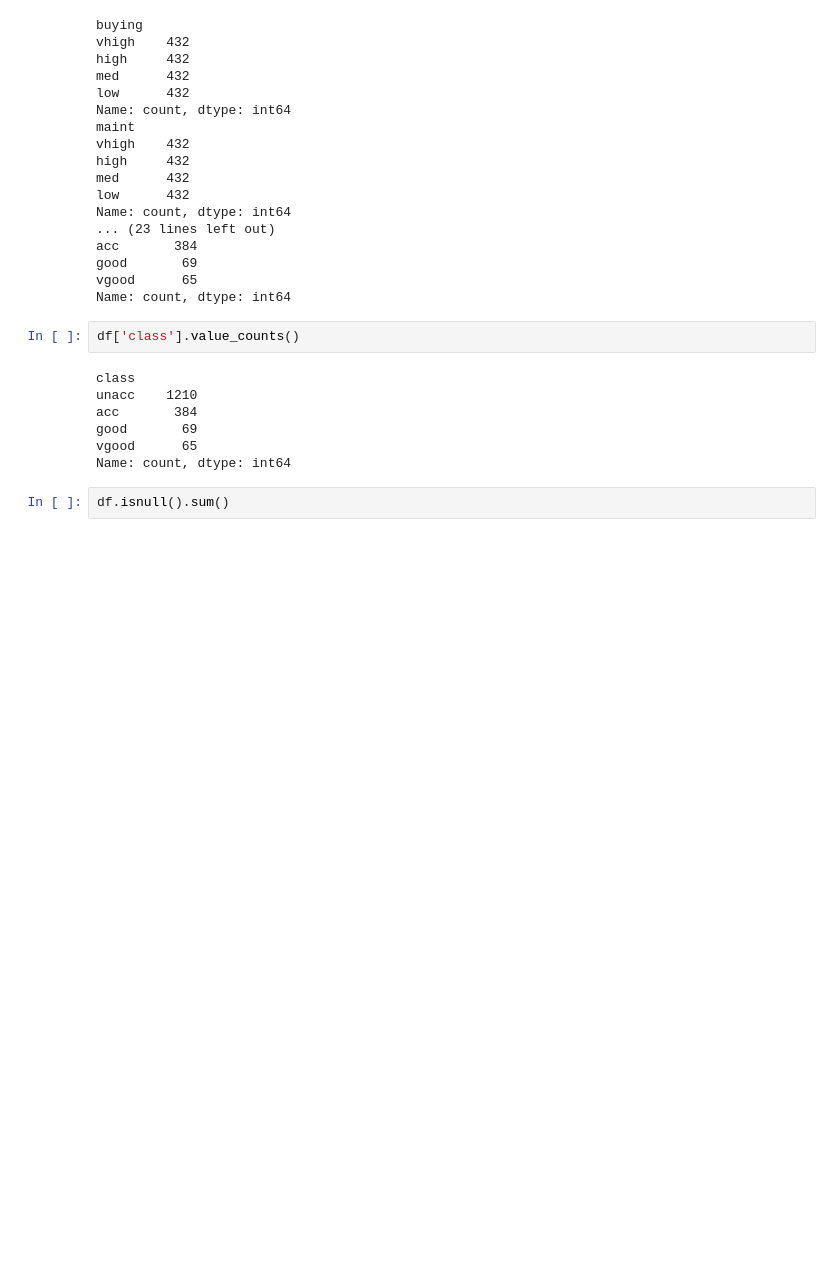
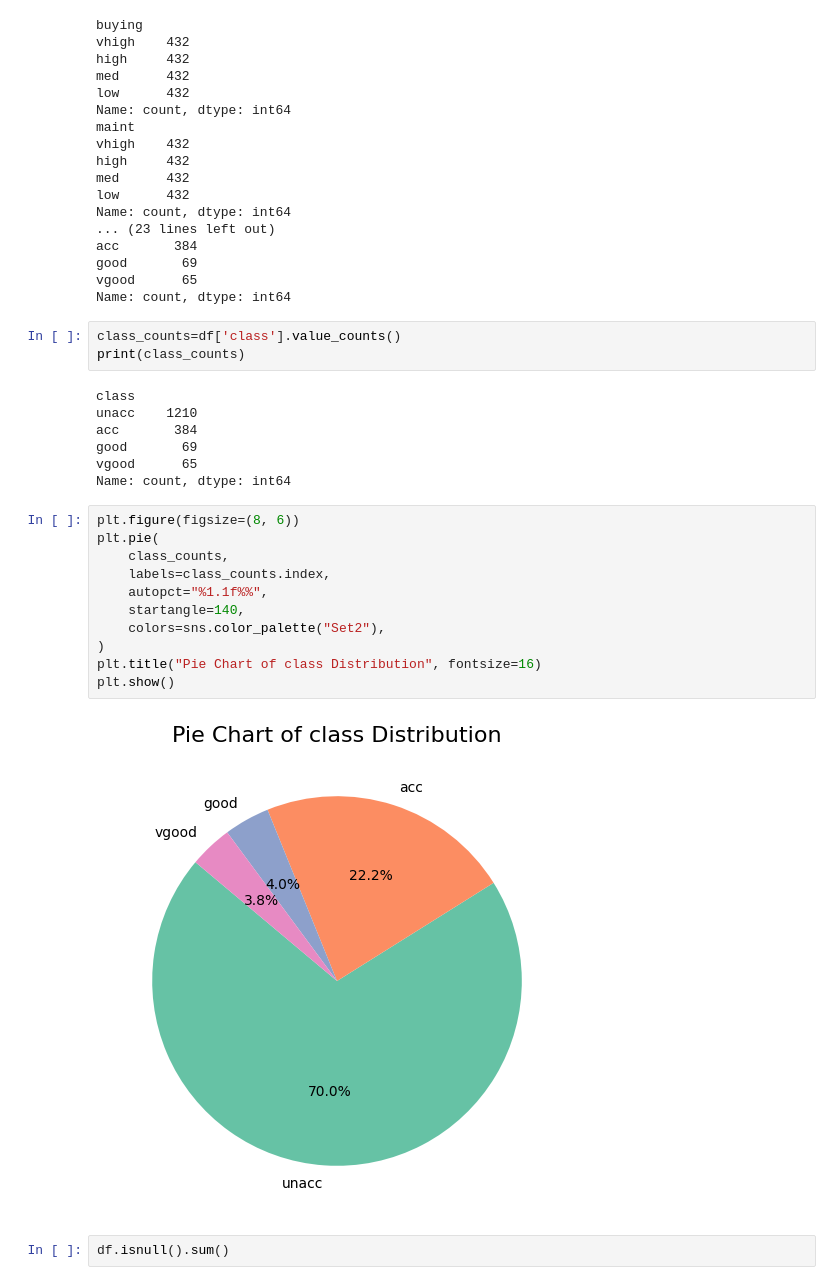
Before and after one commit to farshadmrd/random_forest, a Jupyter notebook: random_forest.ipynb, the cells around one changed output. Drawn from its saved outputs; the diff is of its cells as text; blank space fills up the shorter version.

Commit message:
Pie Chart_and_power

```diff
--- a/random_forest.ipynb
+++ b/random_forest.ipynb
@@ -98,15 +89,29 @@ acc       384
 good       69
 vgood      65
 Name: count, dtype: int64
-# %%
-df['class'].value_counts()
-# %% [output]
-class
-unacc    1210
-acc       384
-good       69
-vgood      65
-Name: count, dtype: int64
+# %%
+class_counts=df['class'].value_counts()
+print(class_counts)
+# %% [output]
+class
+unacc    1210
+acc       384
+good       69
+vgood      65
+Name: count, dtype: int64
+# %%
+plt.figure(figsize=(8, 6))
+plt.pie(
+    class_counts,
+    labels=class_counts.index,
+    autopct="%1.1f%%",
+    startangle=140,
+    colors=sns.color_palette("Set2"),
+)
+plt.title("Pie Chart of class Distribution", fontsize=16)
+plt.show()
+# %% [output]
+[figure, added]
 # %%
 df.isnull().sum()
 # %% [output]
```
Also changed, not shown: parts of 10 cells of this notebook, 1 other file.
